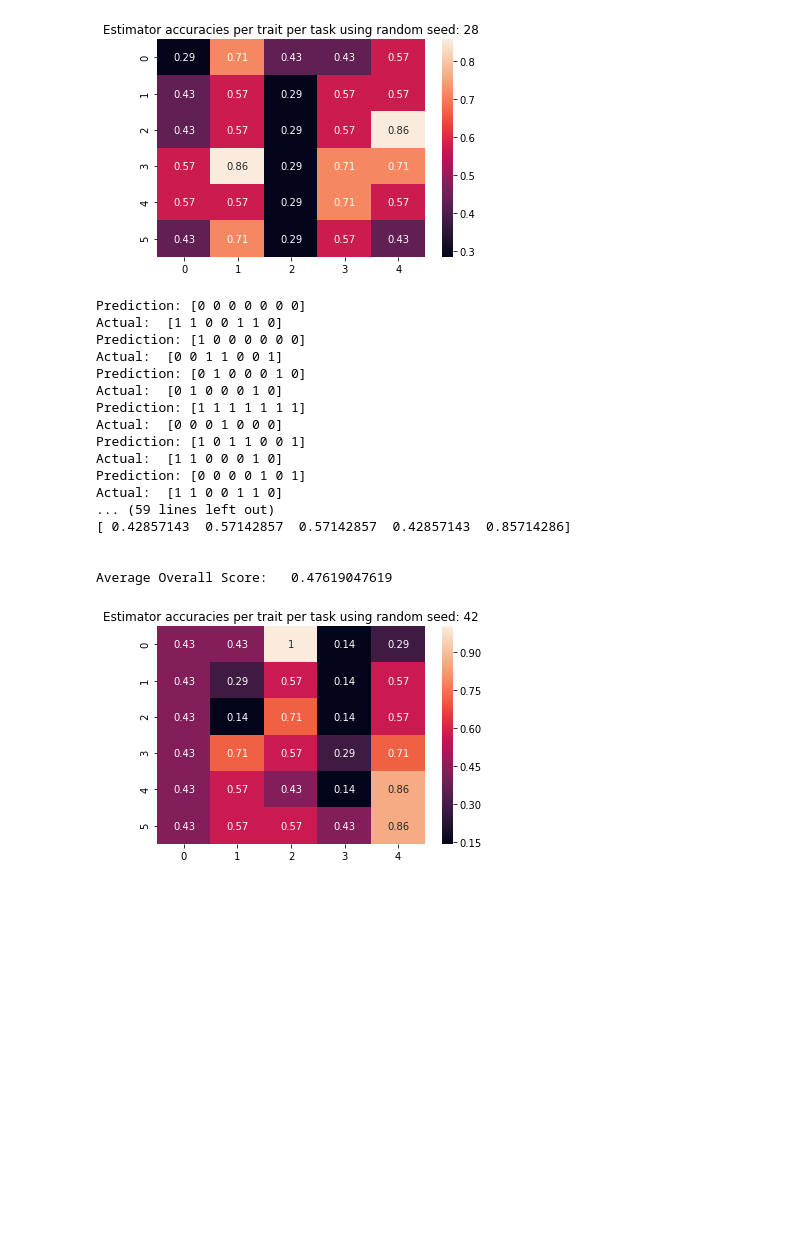
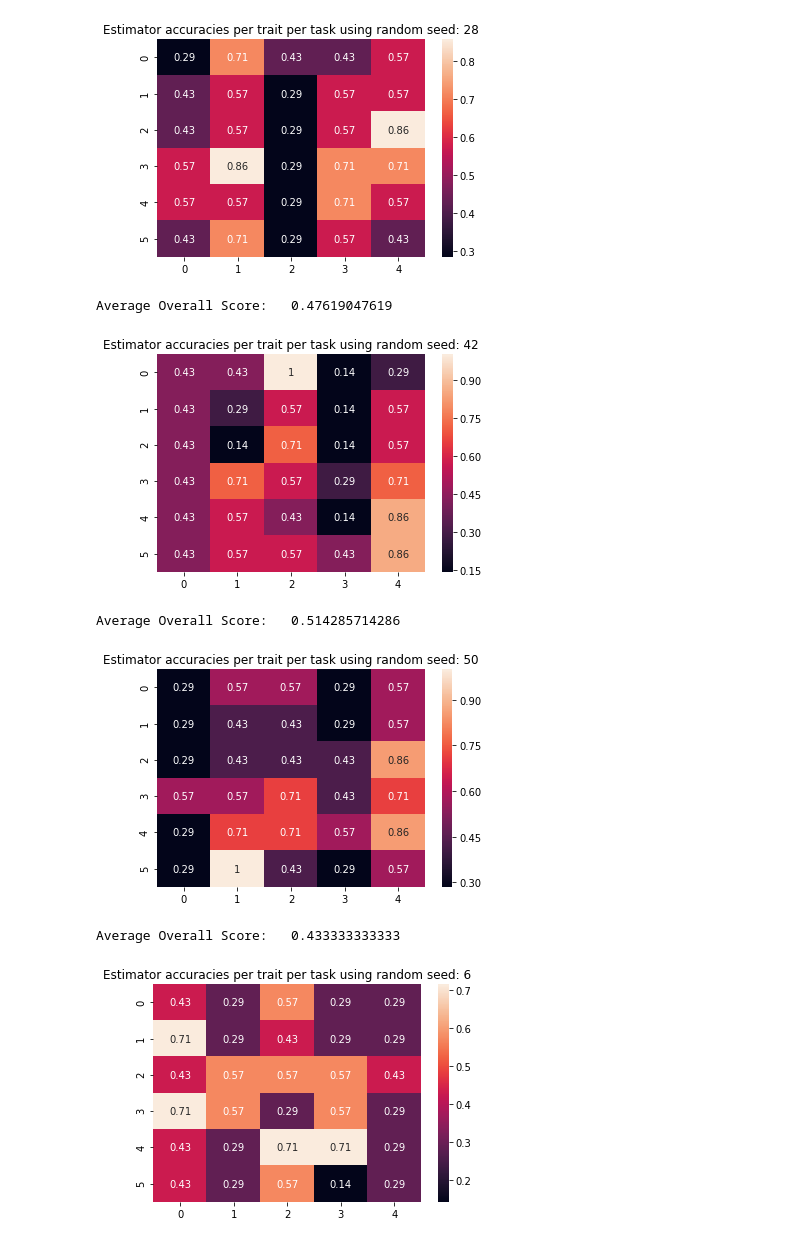
Before and after one commit to stallmo/mrp_5, a Jupyter notebook: notebooks/svm.ipynb, the cells around one changed output. Saved outputs shown, nothing was run; the diff lists cells and outputs as text; code cells hidden in the pictures; blank space fills up the shorter version.

```diff
--- a/notebooks/svm.ipynb
+++ b/notebooks/svm.ipynb
@@ -7,6 +11,6 @@ from svm_ann import main
 # %%
-for seed in [1,28,42]:
-    predictions = main("../pickle_data/feature_dataframes/all_features_restructured.p", seed, True)
+for seed in random_seeds:
+    predictions = main("../pickle_data/feature_dataframes/all_features_restructured.p", seed, False)
     sns.heatmap(predictions, annot=True)
     plt.title("Estimator accuracies per trait per task using random seed: {}".format(seed))
     plt.show()
@@ -48,20 +20,8 @@ Actual:  [0 0 0 0 1 0 0]
 Average Overall Score:   0.528571428571
 [figure]
-Prediction: [0 0 0 0 0 0 0]
-Actual:  [1 1 0 0 1 1 0]
-Prediction: [1 0 0 0 0 0 0]
-Actual:  [0 0 1 1 0 0 1]
-Prediction: [0 1 0 0 0 1 0]
-Actual:  [0 1 0 0 0 1 0]
-Prediction: [1 1 1 1 1 1 1]
-Actual:  [0 0 0 1 0 0 0]
-Prediction: [1 0 1 1 0 0 1]
-Actual:  [1 1 0 0 0 1 0]
-Prediction: [0 0 0 0 1 0 1]
-Actual:  [1 1 0 0 1 1 0]
-... (59 lines left out)
-[ 0.42857143  0.57142857  0.57142857  0.42857143  0.85714286]
-
-
 Average Overall Score:   0.47619047619
 [figure]
+Average Overall Score:   0.514285714286
+[figure, added]
+Average Overall Score:   0.433333333333
+[figure, added]
```
Also changed, not shown: parts of 7 cells of this notebook, 2 other files.
